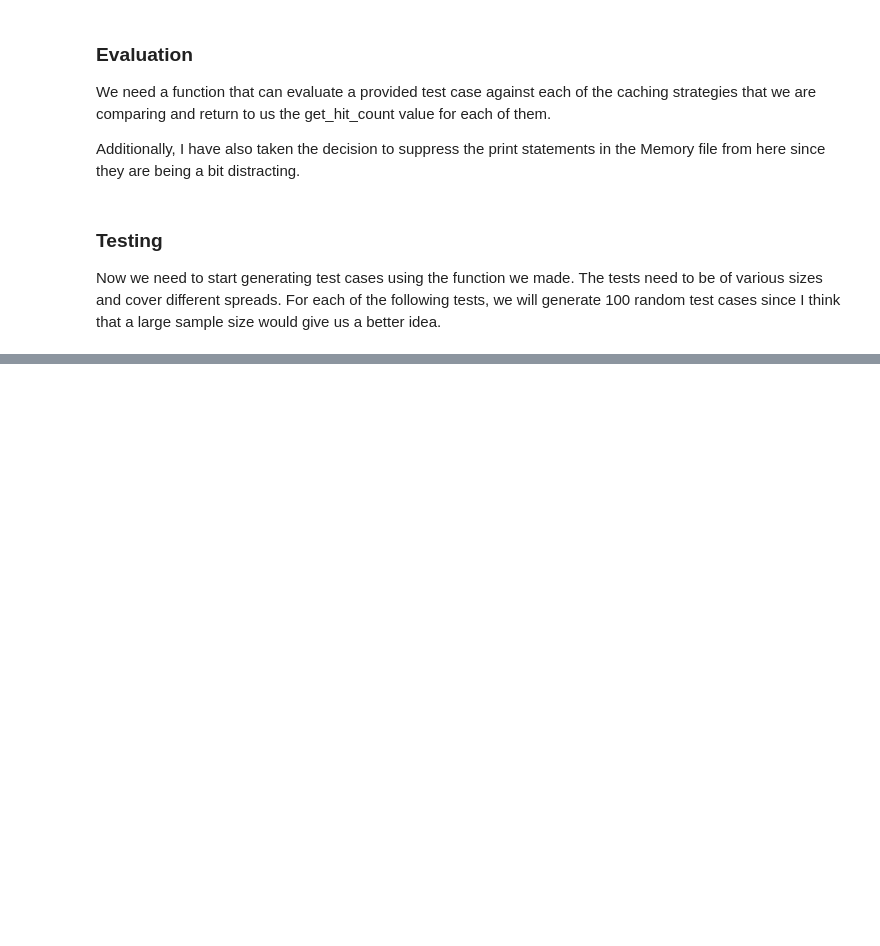
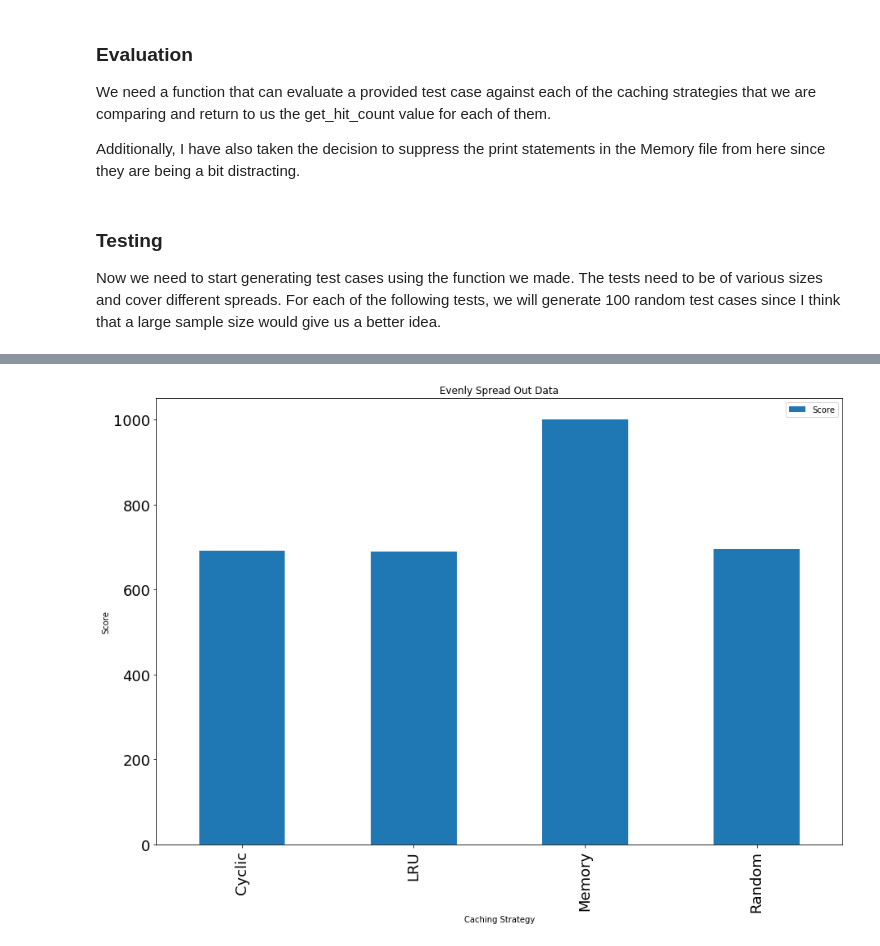
Before and after one commit to gurneetbhatia/OS-Coursework, a Jupyter notebook: experiment/Caching_Experiment.ipynb, the cells around one changed output, grey strips where cells are left out. Saved outputs shown, nothing was run; the diff lists cells and outputs as text; code cells hidden in the pictures; blank space fills up the shorter version.

```diff
--- a/experiment/Caching_Experiment.ipynb
+++ b/experiment/Caching_Experiment.ipynb
@@ -39,9 +41,7 @@ generate_test_case(0, 10, 10)
 <p>We need a function that can evaluate a provided test case against each of the caching strategies that we are comparing and return to us the get_hit_count value for each of them.</p>
 <p>Additionally, I have also taken the decision to suppress the print statements in the Memory file from here since they are being a bit distracting.</p>
 # %%
-import sys, os
 def evaluate(test_case):
-    #sys.stdout = open(os.devnull, 'w')
     # run the provided test_case against each of the strategies
     scores = {}
     strategies = [Memory(), LRUCache(), CyclicCache(), RandomCache()]
@@ -50,7 +50,6 @@ def evaluate(test_case):
         for datum in test_case:
             strategy.lookup(datum)
         scores[strategy.name()] = strategy.get_hit_count()
-    sys.stdout = sys.__stdout__
     return scores
 # %% [markdown]
 <h3>Testing</h3>
@@ -78,0 +84,3 @@ print(s_s_overall_scores)
+# %%
+ss_df = pd.DataFrame(s_s_overall_scores, index=['Score']).transpose()
+ss_df
@@ -78,0 +93,11 @@ print(s_s_overall_scores)
+# %%
+ax = ss_df.plot(kind='bar',
+             title='Evenly Spread Out Data',
+             figsize=(15,10),
+            legend=True,
+            fontsize=18)
+ax.set_xlabel("Caching Strategy")
+ax.set_ylabel("Score")
+plt.show()
+# %% [output]
+[figure, added]
```
Also changed, not shown: parts of 25 cells of this notebook.
